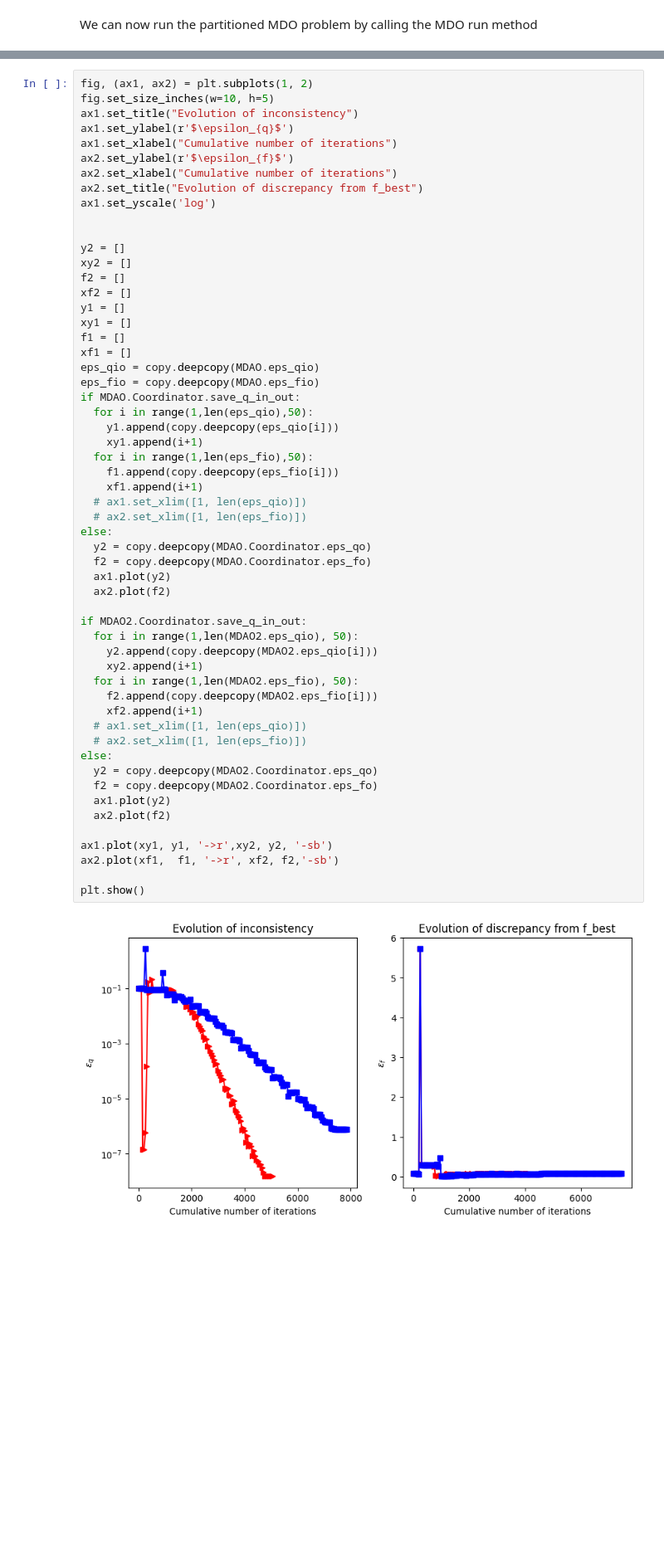
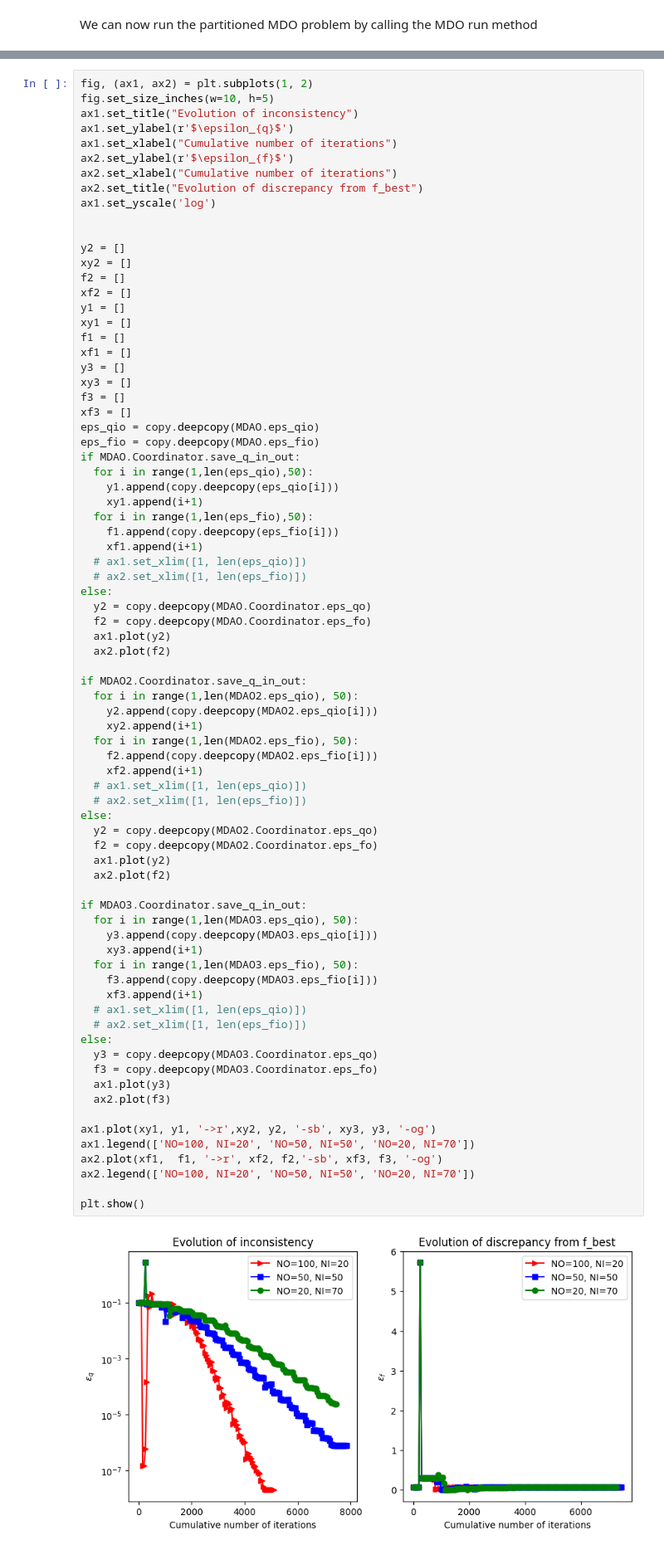
Before and after one commit to Ahmed-Bayoumy/MDO_McGill, a Jupyter notebook: DMDO.ipynb, the cells around one changed output, grey strips where cells are left out. Shown at 83% size. Cells and saved outputs as stored; diff of their text form; blank space fills up the shorter version.

```diff
--- a/DMDO.ipynb
+++ b/DMDO.ipynb
@@ -596,6 +635,10 @@ y1 = []
 xy1 = []
 f1 = []
 xf1 = []
+y3 = []
+xy3 = []
+f3 = []
+xf3 = []
 eps_qio = copy.deepcopy(MDAO.eps_qio)
 eps_fio = copy.deepcopy(MDAO.eps_fio)
 if MDAO.Coordinator.save_q_in_out:
@@ -604,36 +647,53 @@ if MDAO.Coordinator.save_q_in_out:
     xy1.append(i+1)
   for i in range(1,len(eps_fio),50):
     f1.append(copy.deepcopy(eps_fio[i]))
     xf1.append(i+1)
   # ax1.set_xlim([1, len(eps_qio)])
   # ax2.set_xlim([1, len(eps_fio)])
 else:
   y2 = copy.deepcopy(MDAO.Coordinator.eps_qo)
   f2 = copy.deepcopy(MDAO.Coordinator.eps_fo)
   ax1.plot(y2)
   ax2.plot(f2)
 
 if MDAO2.Coordinator.save_q_in_out:
   for i in range(1,len(MDAO2.eps_qio), 50):
     y2.append(copy.deepcopy(MDAO2.eps_qio[i]))
     xy2.append(i+1)
   for i in range(1,len(MDAO2.eps_fio), 50):
     f2.append(copy.deepcopy(MDAO2.eps_fio[i]))
     xf2.append(i+1)
   # ax1.set_xlim([1, len(eps_qio)])
   # ax2.set_xlim([1, len(eps_fio)])
 else:
   y2 = copy.deepcopy(MDAO2.Coordinator.eps_qo)
   f2 = copy.deepcopy(MDAO2.Coordinator.eps_fo)
   ax1.plot(y2)
   ax2.plot(f2)
 
-ax1.plot(xy1, y1, '->r',xy2, y2, '-sb')
-ax2.plot(xf1,  f1, '->r', xf2, f2,'-sb')
+if MDAO3.Coordinator.save_q_in_out:
+  for i in range(1,len(MDAO3.eps_qio), 50):
+    y3.append(copy.deepcopy(MDAO3.eps_qio[i]))
+    xy3.append(i+1)
+  for i in range(1,len(MDAO3.eps_fio), 50):
+    f3.append(copy.deepcopy(MDAO3.eps_fio[i]))
+    xf3.append(i+1)
+  # ax1.set_xlim([1, len(eps_qio)])
+  # ax2.set_xlim([1, len(eps_fio)])
+else:
+  y3 = copy.deepcopy(MDAO3.Coordinator.eps_qo)
+  f3 = copy.deepcopy(MDAO3.Coordinator.eps_fo)
+  ax1.plot(y3)
+  ax2.plot(f3)
+
+ax1.plot(xy1, y1, '->r',xy2, y2, '-sb', xy3, y3, '-og')
+ax1.legend(['NO=100, NI=20', 'NO=50, NI=50', 'NO=20, NI=70'])
+ax2.plot(xf1,  f1, '->r', xf2, f2,'-sb', xf3, f3, '-og')
+ax2.legend(['NO=100, NI=20', 'NO=50, NI=50', 'NO=20, NI=70'])
 
 plt.show()
 # %% [output]
-[figure, old version]
+[figure, new version]
 # %% [markdown]
 # Sellar problem
 
```
Also changed, not shown: parts of 2 cells of this notebook.
